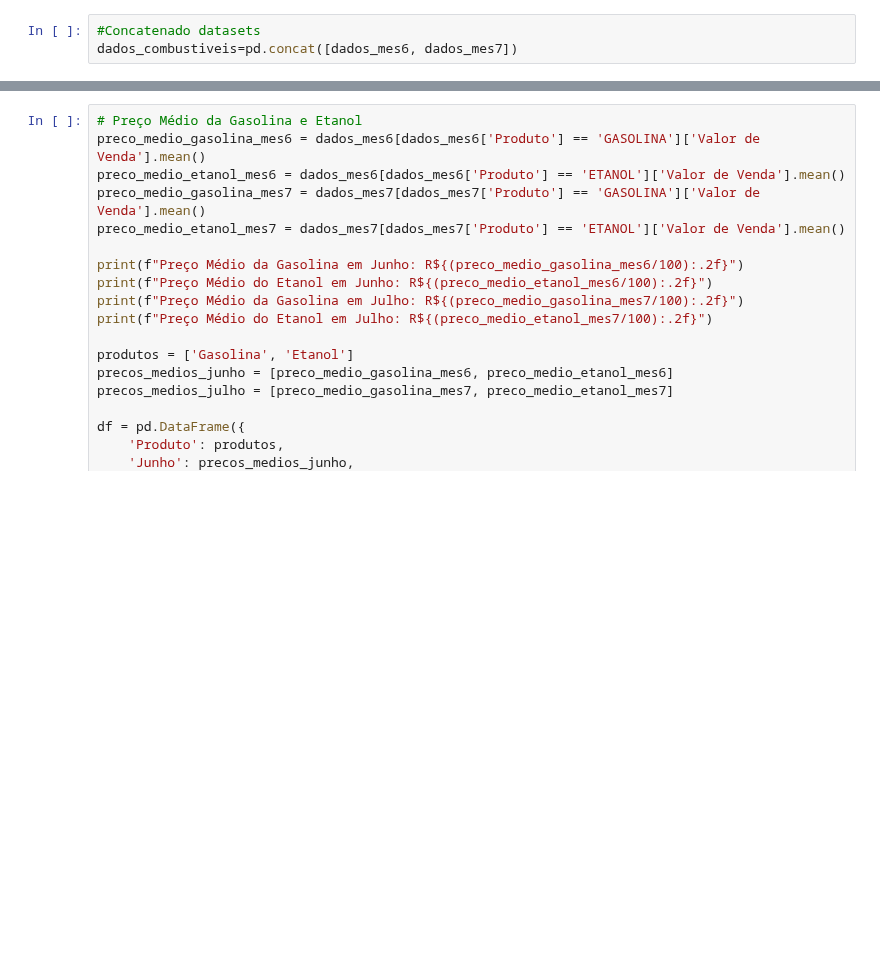
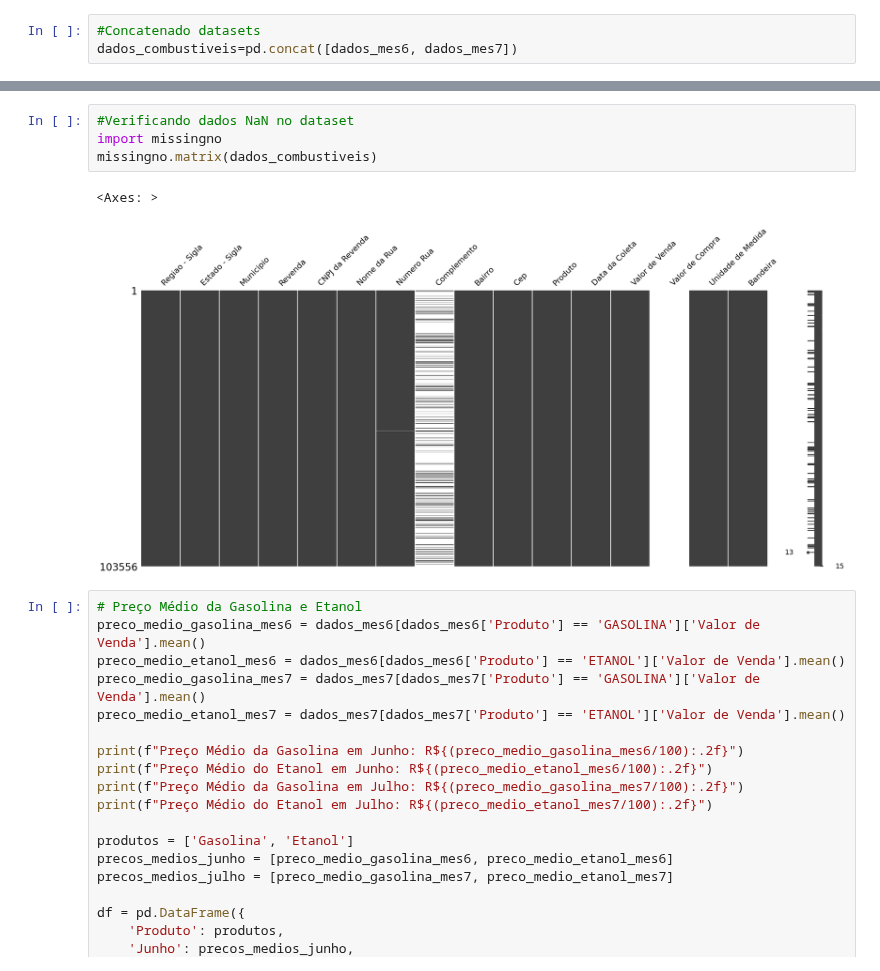
Before and after one commit to Project-4-Trends-and-Insights-Database/Projeto_Dados_para_abastecer_o_carro, a Jupyter notebook: Projeto_Dados_para_abastecer_o_carro.ipynb, the cells around one changed output, grey strips where cells are left out. Cells and saved outputs as stored; diff of their text form; blank space fills up the shorter version.

```diff
--- a/Projeto_Dados_para_abastecer_o_carro.ipynb
+++ b/Projeto_Dados_para_abastecer_o_carro.ipynb
@@ -44,3 +75,10 @@ dados_combustiveis=pd.concat([dados_mes6, dados_mes7])
+# %%
+#Verificando dados NaN no dataset
+import missingno
+missingno.matrix(dados_combustiveis)
+# %% [output]
+<Axes: >
+[figure, added]
 # %%
 # Preço Médio da Gasolina e Etanol
 preco_medio_gasolina_mes6 = dados_mes6[dados_mes6['Produto'] == 'GASOLINA']['Valor de Venda'].mean()
```
Also changed, not shown: parts of 3 cells of this notebook.
